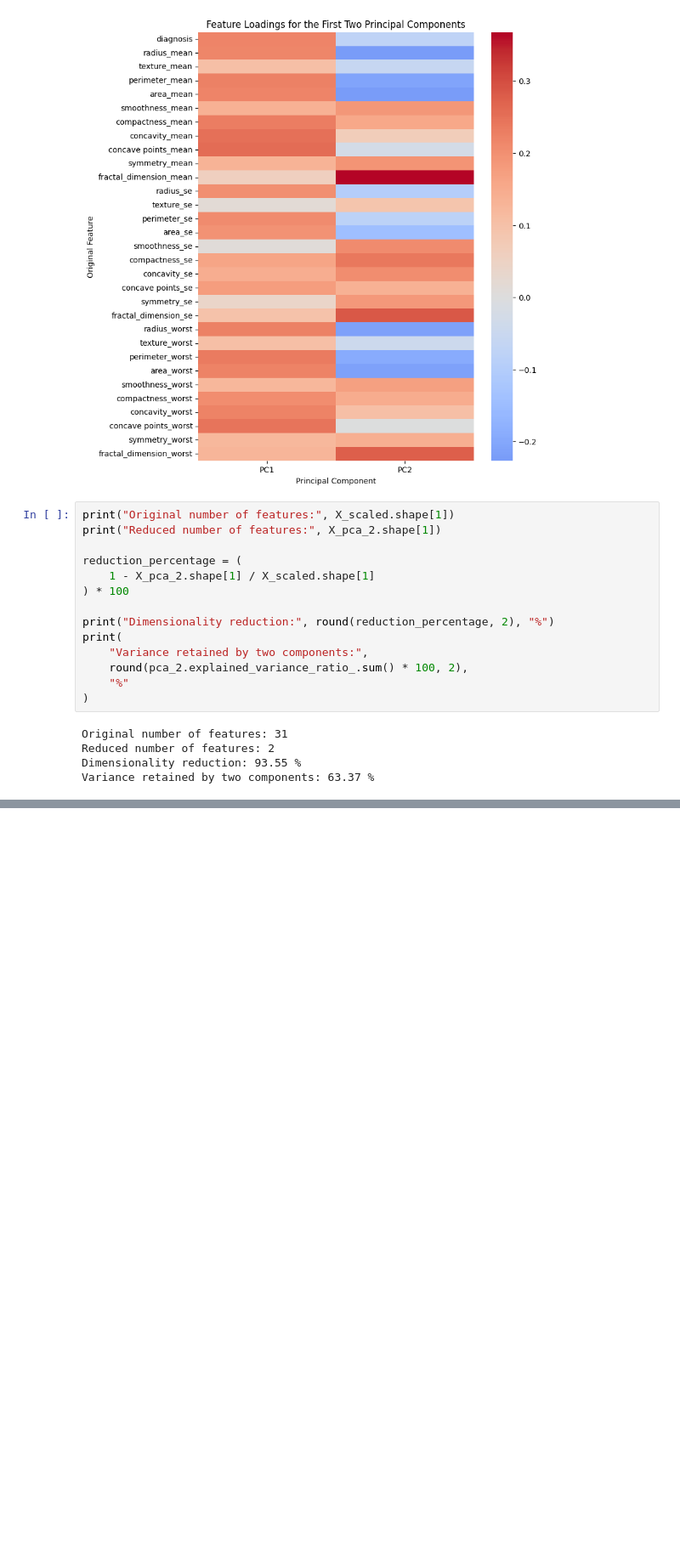
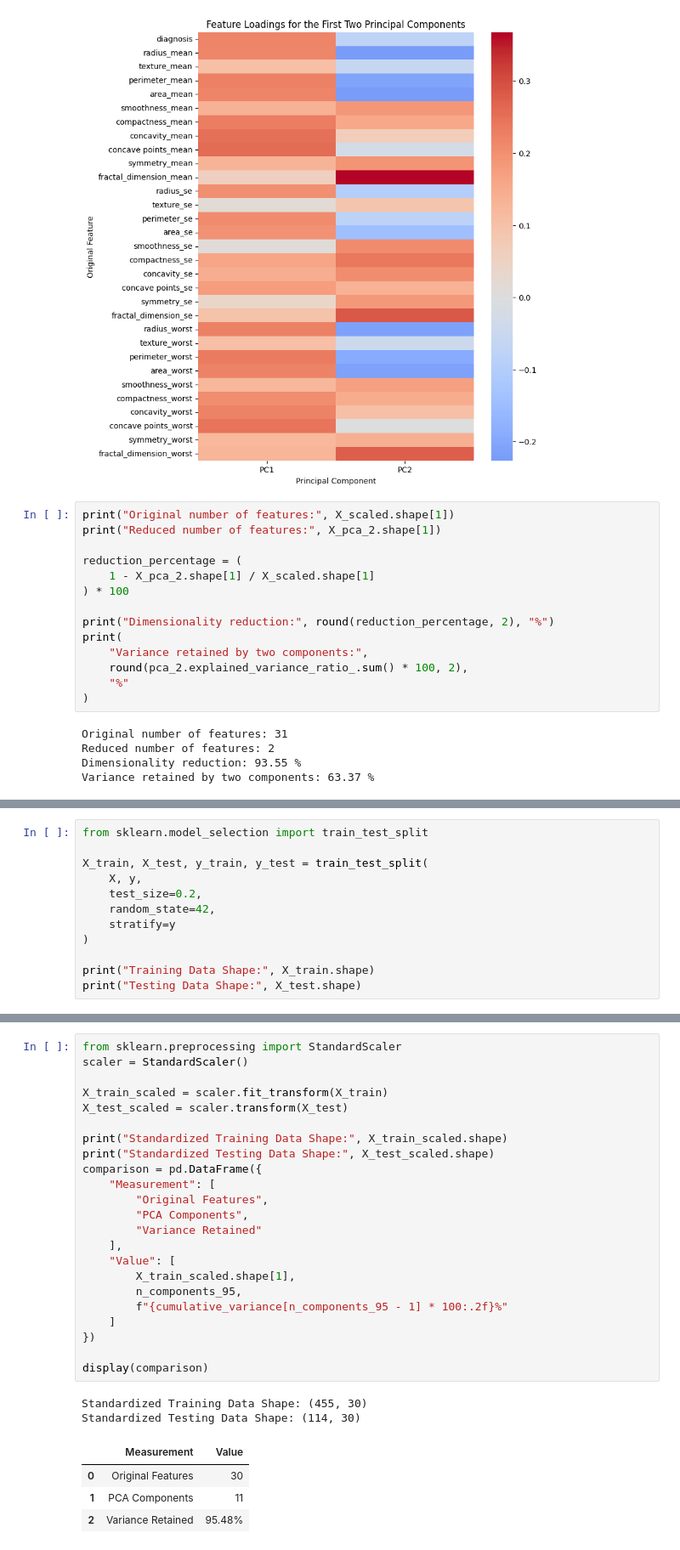
Before and after one commit to sanchi1004/EDA-Course-Project, a Jupyter notebook: Phase1_EDA.ipynb, the cells around one changed output, grey strips where cells are left out. Shown at 85% size. Saved outputs shown, nothing was run; the diff lists cells and outputs as text; blank space fills up the shorter version.

```diff
--- a/Phase1_EDA.ipynb
+++ b/Phase1_EDA.ipynb
@@ -1252,0 +1284,12 @@ Variance retained by two components: 63.37 %
+# %%
+from sklearn.model_selection import train_test_split
+
+X_train, X_test, y_train, y_test = train_test_split(
+    X, y,
+    test_size=0.2,
+    random_state=42,
+    stratify=y
+)
+
+print("Training Data Shape:", X_train.shape)
+print("Testing Data Shape:", X_test.shape)
@@ -1252,0 +1397,30 @@ Variance retained by two components: 63.37 %
+# %%
+from sklearn.preprocessing import StandardScaler
+scaler = StandardScaler()
+
+X_train_scaled = scaler.fit_transform(X_train)
+X_test_scaled = scaler.transform(X_test)
+
+print("Standardized Training Data Shape:", X_train_scaled.shape)
+print("Standardized Testing Data Shape:", X_test_scaled.shape)
+comparison = pd.DataFrame({
+    "Measurement": [
+        "Original Features",
+        "PCA Components",
+        "Variance Retained"
+    ],
+    "Value": [
+        X_train_scaled.shape[1],
+        n_components_95,
+        f"{cumulative_variance[n_components_95 - 1] * 100:.2f}%"
+    ]
+})
+
+display(comparison)
+# %% [output]
+Standardized Training Data Shape: (455, 30)
+Standardized Testing Data Shape: (114, 30)
+|  | Measurement | Value |
+| 0 | Original Features | 30 |
+| 1 | PCA Components | 11 |
+| 2 | Variance Retained | 95.48% |
```
Also changed, not shown: parts of 9 cells of this notebook.
